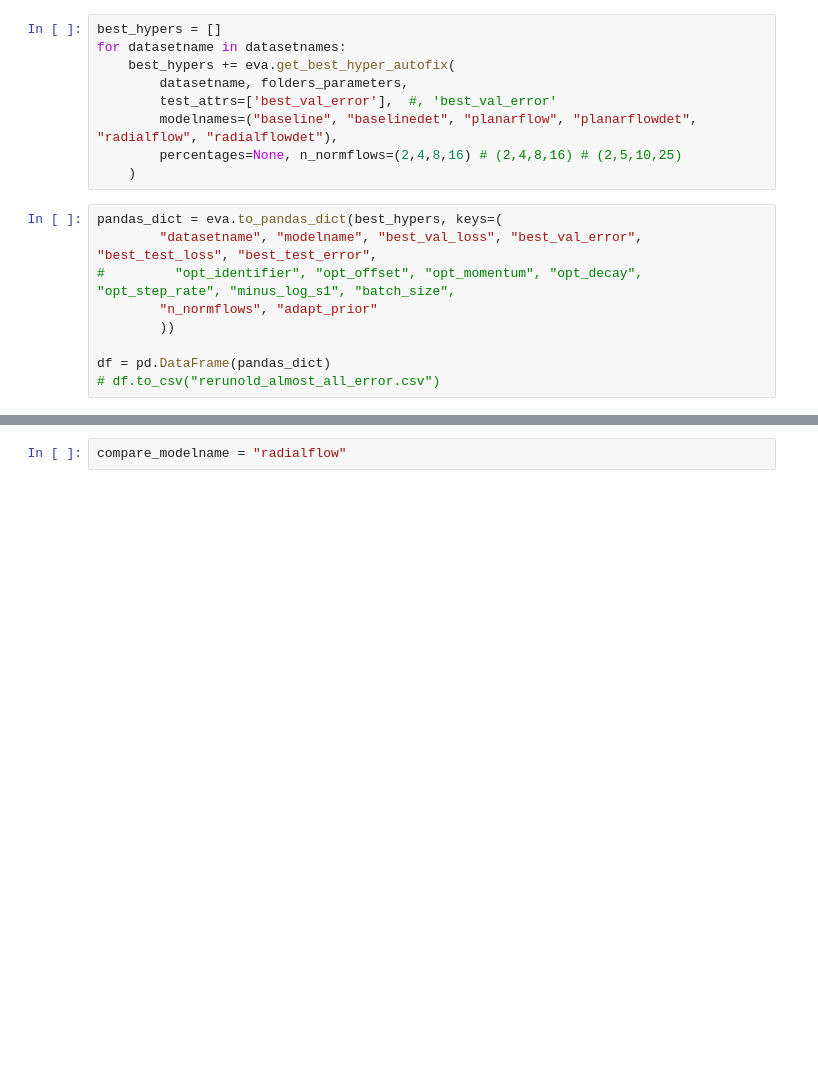
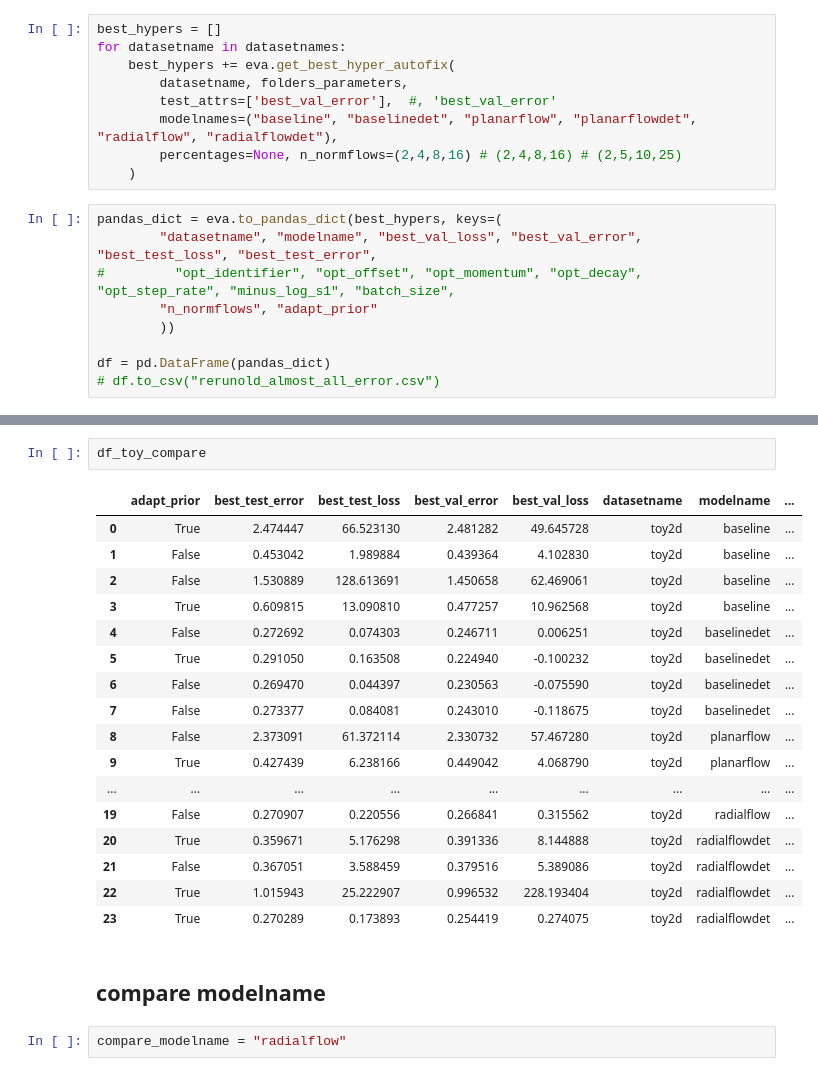
Before and after one commit to schlichtanders/theano_models, a Jupyter notebook: experiments/experiment2/csv generation.ipynb, the cells around one changed output, grey strips where cells are left out. Drawn from its saved outputs; the diff is of its cells as text; blank space fills up the shorter version.

```diff
--- a/experiments/experiment2/csv generation.ipynb
+++ b/experiments/experiment2/csv generation.ipynb
@@ -59,2 +83,24 @@ df = pd.DataFrame(pandas_dict)
+# %%
+df_toy_compare
+# %% [output]
+|  | adapt_prior | best_test_error | best_test_loss | best_val_error | best_val_loss | datasetname | modelname | ... |
+| 0 | True | 2.474447 | 66.523130 | 2.481282 | 49.645728 | toy2d | baseline | ... |
+| 1 | False | 0.453042 | 1.989884 | 0.439364 | 4.102830 | toy2d | baseline | ... |
+| 2 | False | 1.530889 | 128.613691 | 1.450658 | 62.469061 | toy2d | baseline | ... |
+| 3 | True | 0.609815 | 13.090810 | 0.477257 | 10.962568 | toy2d | baseline | ... |
+| 4 | False | 0.272692 | 0.074303 | 0.246711 | 0.006251 | toy2d | baselinedet | ... |
+| 5 | True | 0.291050 | 0.163508 | 0.224940 | -0.100232 | toy2d | baselinedet | ... |
+| 6 | False | 0.269470 | 0.044397 | 0.230563 | -0.075590 | toy2d | baselinedet | ... |
+| 7 | False | 0.273377 | 0.084081 | 0.243010 | -0.118675 | toy2d | baselinedet | ... |
+| 8 | False | 2.373091 | 61.372114 | 2.330732 | 57.467280 | toy2d | planarflow | ... |
+| 9 | True | 0.427439 | 6.238166 | 0.449042 | 4.068790 | toy2d | planarflow | ... |
+| ... | ... | ... | ... | ... | ... | ... | ... | ... |
+| 19 | False | 0.270907 | 0.220556 | 0.266841 | 0.315562 | toy2d | radialflow | ... |
+| 20 | True | 0.359671 | 5.176298 | 0.391336 | 8.144888 | toy2d | radialflowdet | ... |
+| 21 | False | 0.367051 | 3.588459 | 0.379516 | 5.389086 | toy2d | radialflowdet | ... |
+| 22 | True | 1.015943 | 25.222907 | 0.996532 | 228.193404 | toy2d | radialflowdet | ... |
+| 23 | True | 0.270289 | 0.173893 | 0.254419 | 0.274075 | toy2d | radialflowdet | ... |
+# %% [markdown]
+## compare modelname
 # %%
 compare_modelname = "radialflow"
```
Also changed, not shown: parts of 14 cells of this notebook, 2 other files.
